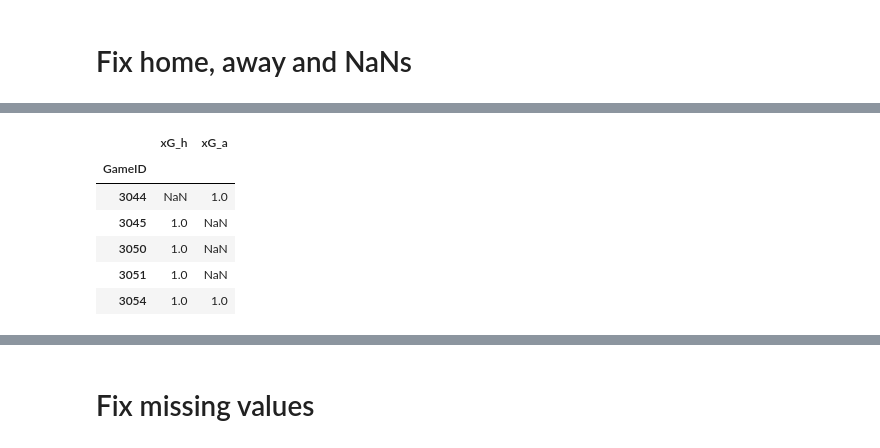
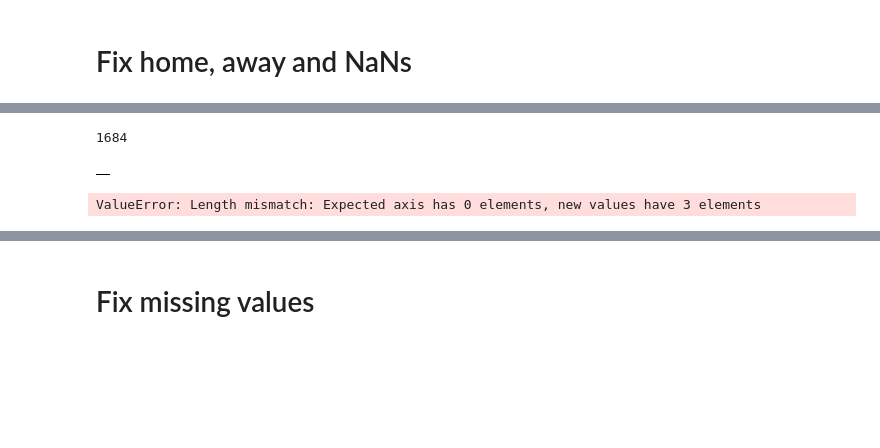
Before and after one commit to abircb/beat-the-bookie, a Jupyter notebook: shots.ipynb, the cells around one changed output, grey strips where cells are left out. Saved outputs shown, nothing was run; the diff lists cells and outputs as text; code cells hidden in the pictures; blank space fills up the shorter version.

```diff
--- a/shots.ipynb
+++ b/shots.ipynb
@@ -904,38 +904,38 @@ non_shot_data.head()
+# %%
+non_shot_data.index.max()
+# %% [output]
+1684
 # %%
 shot_data_xg = pd.DataFrame()
 
 for i, m in match_gx.iterrows():
     game_id = int(m['GameID'])
+    if not game_id in non_shot_data.index.tolist():
+        continue
     match_row = non_shot_data.loc[game_id]
 
     squad_a_home = m['Squad_a'] == match_row['HomeTeam']
     if not squad_a_home:
         assert(m['Squad_a'] == match_row['AwayTeam'])
 
-#     squad_a_is, squad_b_is = ('HomeTeam', 'AwayTeam') if squad_a_home else ('AwayTeam', 'HomeTeam')
     if squad_a_home:
         xG_home = m['xG_a']
         xG_away = m['xG_b']
     else:
         xG_away = m['xG_a']
         xG_home = m['xG_b']
 
     shot_data_xg = shot_data_xg.append([[game_id, xG_home, xG_away]])
-
+display(shot_data_xg)
 shot_data_xg = shot_data_xg.reset_index(drop=True)
 shot_data_xg.columns = ['GameID', 'xG_h', 'xG_a']
+# %% [output]
+|  |
+ValueError: Length mismatch: Expected axis has 0 elements, new values have 3 elements
 # %%
 shot_data_xg.index = shot_data_xg['GameID']
 shot_data_xg = shot_data_xg.drop(columns=['GameID'])
 # %%
 shot_data_xg.head()
-# %% [output]
-|  | xG_h | xG_a |
-| GameID |  |  |
-| 3044 | NaN | 1.0 |
-| 3045 | 1.0 | NaN |
-| 3050 | 1.0 | NaN |
-| 3051 | 1.0 | NaN |
-| 3054 | 1.0 | 1.0 |
 # %%
 non_shot_data.head()
```
Also changed, not shown: parts of 7 cells of this notebook, 2 other files.
